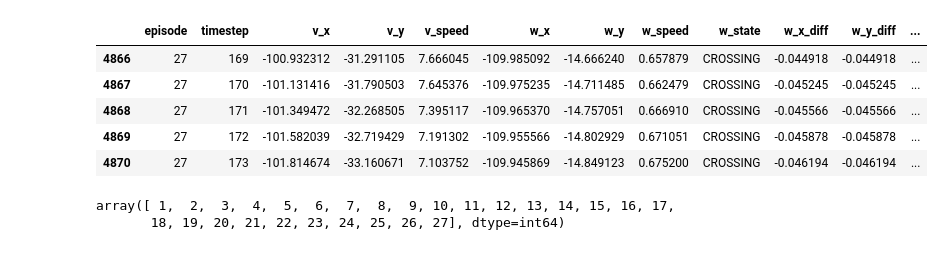
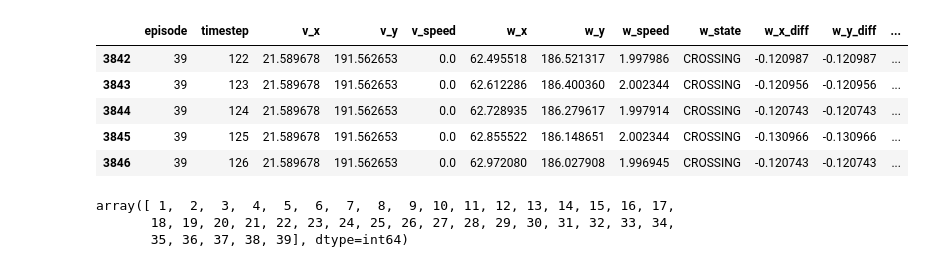
Before and after one commit to adhocmaster/carla-jaywalker-experiments, a Jupyter notebook: notebooks/trajectory-analysis.ipynb, the cells around one changed output. Saved outputs shown, nothing was run; the diff lists cells and outputs as text; code cells hidden in the pictures.

```diff
--- a/notebooks/trajectory-analysis.ipynb
+++ b/notebooks/trajectory-analysis.ipynb
@@ -15,19 +15,20 @@ from analysis.EpisodeParser import EpisodeParser
 from analysis.Histogram import Histogram
 from analysis.ScatterPlot import ScatterPlot
 # %%
-path = "logs/03-09-2022-trajectories-v-variable.csv"
+path = "C:\\Users\\ryanc\\Documents\\GitHub\\CM194\\carla-jaywalker-experiments\\logs\\2022-06-03-00-00-trajectories.csv"
 df = pd.read_csv(path)
 episodeParser = EpisodeParser(df)
 episodeParser.df.tail()
 # %% [output]
 |  | episode | timestep | v_x | v_y | v_speed | w_x | w_y | w_speed | w_state | w_x_diff | w_y_diff | ... |
-| 4866 | 27 | 169 | -100.932312 | -31.291105 | 7.666045 | -109.985092 | -14.666240 | 0.657879 | CROSSING | -0.044918 | -0.044918 | ... |
-| 4867 | 27 | 170 | -101.131416 | -31.790503 | 7.645376 | -109.975235 | -14.711485 | 0.662479 | CROSSING | -0.045245 | -0.045245 | ... |
-| 4868 | 27 | 171 | -101.349472 | -32.268505 | 7.395117 | -109.965370 | -14.757051 | 0.666910 | CROSSING | -0.045566 | -0.045566 | ... |
-| 4869 | 27 | 172 | -101.582039 | -32.719429 | 7.191302 | -109.955566 | -14.802929 | 0.671051 | CROSSING | -0.045878 | -0.045878 | ... |
-| 4870 | 27 | 173 | -101.814674 | -33.160671 | 7.103752 | -109.945869 | -14.849123 | 0.675200 | CROSSING | -0.046194 | -0.046194 | ... |
+| 3842 | 39 | 122 | 21.589678 | 191.562653 | 0.0 | 62.495518 | 186.521317 | 1.997986 | CROSSING | -0.120987 | -0.120987 | ... |
+| 3843 | 39 | 123 | 21.589678 | 191.562653 | 0.0 | 62.612286 | 186.400360 | 2.002344 | CROSSING | -0.120956 | -0.120956 | ... |
+| 3844 | 39 | 124 | 21.589678 | 191.562653 | 0.0 | 62.728935 | 186.279617 | 1.997914 | CROSSING | -0.120743 | -0.120743 | ... |
+| 3845 | 39 | 125 | 21.589678 | 191.562653 | 0.0 | 62.855522 | 186.148651 | 2.002344 | CROSSING | -0.130966 | -0.130966 | ... |
+| 3846 | 39 | 126 | 21.589678 | 191.562653 | 0.0 | 62.972080 | 186.027908 | 1.996945 | CROSSING | -0.120743 | -0.120743 | ... |
 # %%
 episodeParser.df.episode.unique()
 # %% [output]
 array([ 1,  2,  3,  4,  5,  6,  7,  8,  9, 10, 11, 12, 13, 14, 15, 16, 17,
-       18, 19, 20, 21, 22, 23, 24, 25, 26, 27], dtype=int64)
+       18, 19, 20, 21, 22, 23, 24, 25, 26, 27, 28, 29, 30, 31, 32, 33, 34,
+       35, 36, 37, 38, 39], dtype=int64)
```
Also changed, not shown: parts of 1 cell of this notebook, 11 other files.
